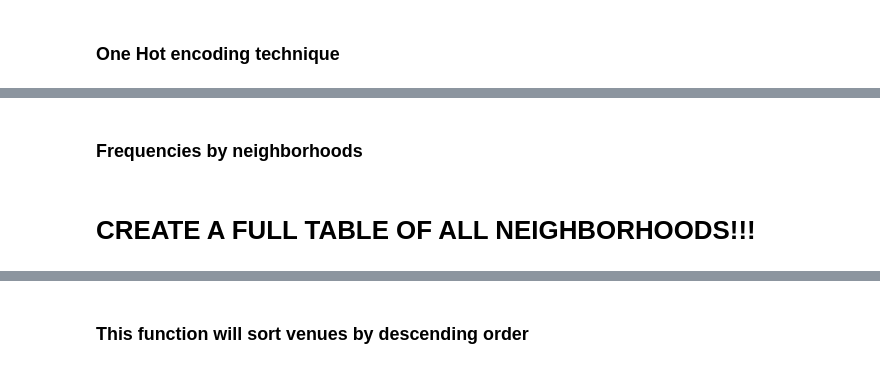
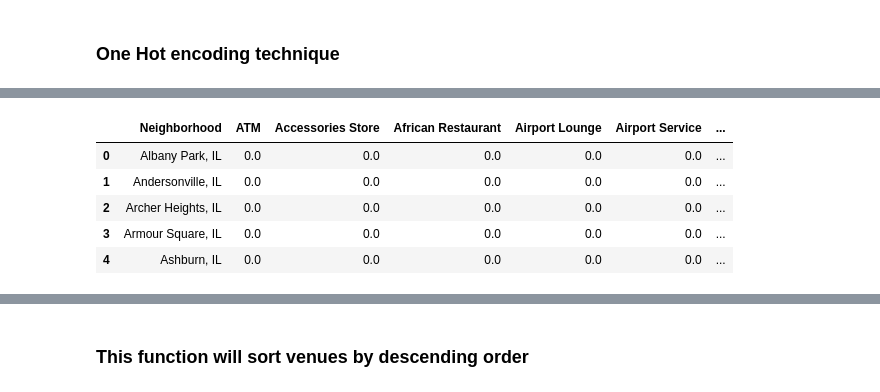
Before and after one commit to johndamaro/Coursera_Capstone, a Jupyter notebook: perfectfit.ipynb, the cells around one changed output, grey strips where cells are left out. Cells and saved outputs as stored; diff of their text form; code cells hidden in the pictures.

```diff
--- a/perfectfit.ipynb
+++ b/perfectfit.ipynb
@@ -435,16 +502,18 @@ bos_onehot.head()
 # %%
 # one hot encoding
 chi_onehot = pd.get_dummies(chi_venues[['Venue Category']], prefix="", prefix_sep="")
 
 # add neighborhood column back to dataframe
-chi_onehot['Neighborhood'] = chi_venues['Neighborhood'] ", IL"
+chi_onehot['Neighborhood'] = chi_venues['Neighborhood'] + ", IL"
 
-# move neighborhood column to the first column
-fixed_columns = [chi_onehot.loc[:, "Neightborhoods"]] + list(chi_onehot.columns[:-1])
-chi_onehot = chi_onehot[fixed_columns]
+# rows by neighborhood and by taking the mean of the frequency of occurrence of each category
 
-chi_onehot.head()
+chi_grouped = chi_onehot.groupby('Neighborhood').mean().reset_index()
+chi_grouped.head()
+# %% [output]
+|  | Neighborhood | ATM | Accessories Store | African Restaurant | Airport Lounge | Airport Service | ... |
+| 0 | Albany Park, IL | 0.0 | 0.0 | 0.0 | 0.0 | 0.0 | ... |
+| 1 | Andersonville, IL | 0.0 | 0.0 | 0.0 | 0.0 | 0.0 | ... |
+| 2 | Archer Heights, IL | 0.0 | 0.0 | 0.0 | 0.0 | 0.0 | ... |
+| 3 | Armour Square, IL | 0.0 | 0.0 | 0.0 | 0.0 | 0.0 | ... |
+| 4 | Ashburn, IL | 0.0 | 0.0 | 0.0 | 0.0 | 0.0 | ... |
-# %% [markdown]
-### Frequencies by neighborhoods
-# %% [markdown]
-# CREATE A FULL TABLE OF ALL NEIGHBORHOODS!!!
```
Also changed, not shown: parts of 12 cells of this notebook.
